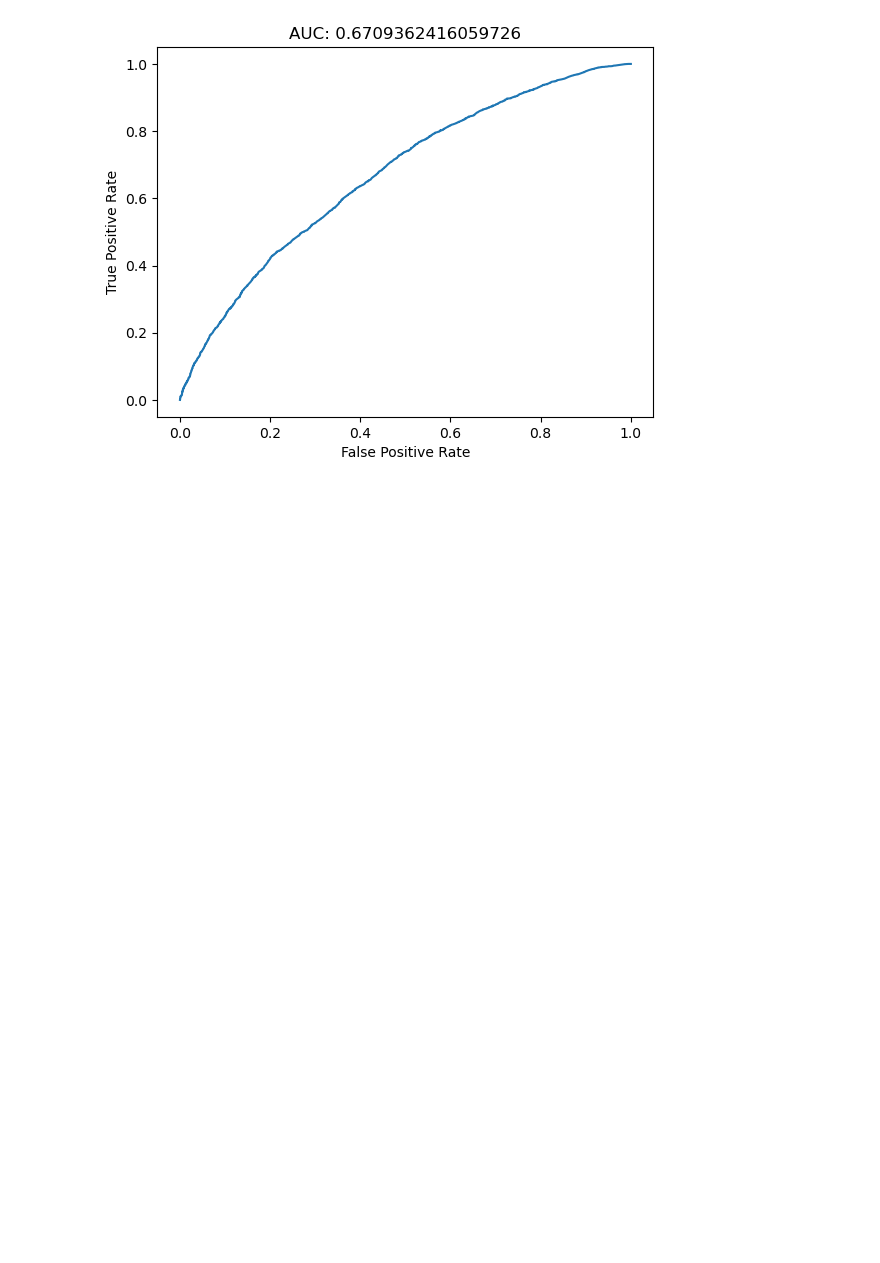
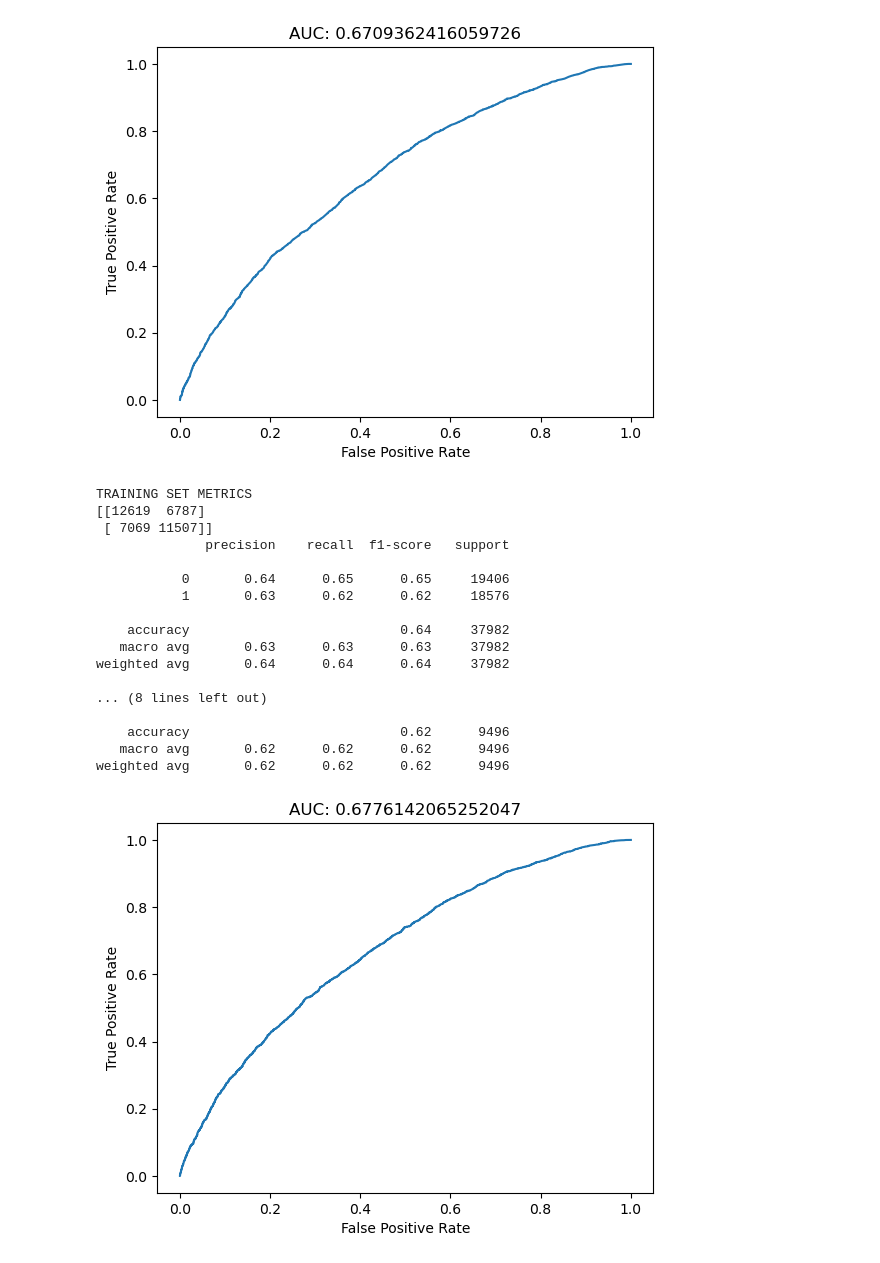
Before and after one commit to AnnLy2023/SMU-Project-4---Homicide, a Jupyter notebook: annfolder/Homicide Machine Learning.ipynb, the cells around one changed output. Saved outputs shown, nothing was run; the diff lists cells and outputs as text; code cells hidden in the pictures; blank space fills up the shorter version.

```diff
--- a/annfolder/Homicide Machine Learning.ipynb
+++ b/annfolder/Homicide Machine Learning.ipynb
@@ -51,8 +51,3 @@ df1
 | 47476 | Was-001383 | No Arrest | Male | Black | 24 | 18-29 | 2016-11-30 | 2016 | ... |
 | 47477 | Was-001384 | Arrest Made | Male | Black | 17 | 0-17 | 2016-09-01 | 2016 | ... |
 47478 rows × 17 columns
-# %%
-# Select and retain only the desired columns
-final_columns_to_keep = ['victim_age','victim_sex','victim_race', 'reported_date', 'reported_year','reported_month', 'reported_weekday', 'season', 'city', 'state', 'POPULATION', 'disposition']
-df = df1[final_columns_to_keep]
-df.head()
@@ -309,7 +290,26 @@ weighted avg       0.62      0.62      0.62      9496
 #doMLClassification(et, X_train, y_train, X_test, y_test)
 # %%
 # init the model
-#gb = GradientBoostingClassifier(random_state=42)
-#doMLClassification(gb, X_train, y_train, X_test, y_test)
+gb = GradientBoostingClassifier(random_state=42)
+doMLClassification(gb, X_train, y_train, X_test, y_test)
+# %% [output]
+TRAINING SET METRICS
+[[12619  6787]
+ [ 7069 11507]]
+              precision    recall  f1-score   support
+
+           0       0.64      0.65      0.65     19406
+           1       0.63      0.62      0.62     18576
+
+    accuracy                           0.64     37982
+   macro avg       0.63      0.63      0.63     37982
+weighted avg       0.64      0.64      0.64     37982
+
+... (8 lines left out)
+
+    accuracy                           0.62      9496
+   macro avg       0.62      0.62      0.62      9496
+weighted avg       0.62      0.62      0.62      9496
+[figure, added]
 # %%
  # init the model
```
Also changed, not shown: parts of 10 cells of this notebook, 11 other files.
